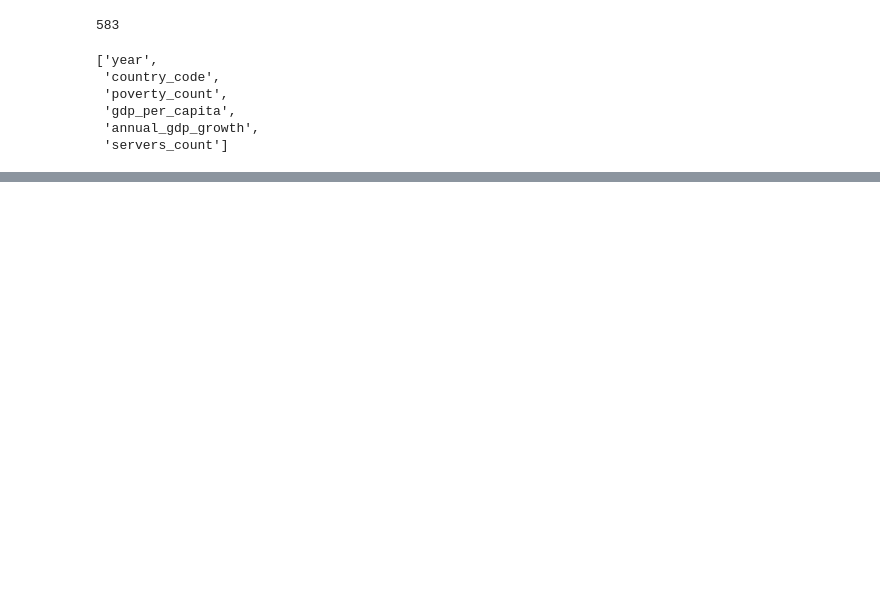
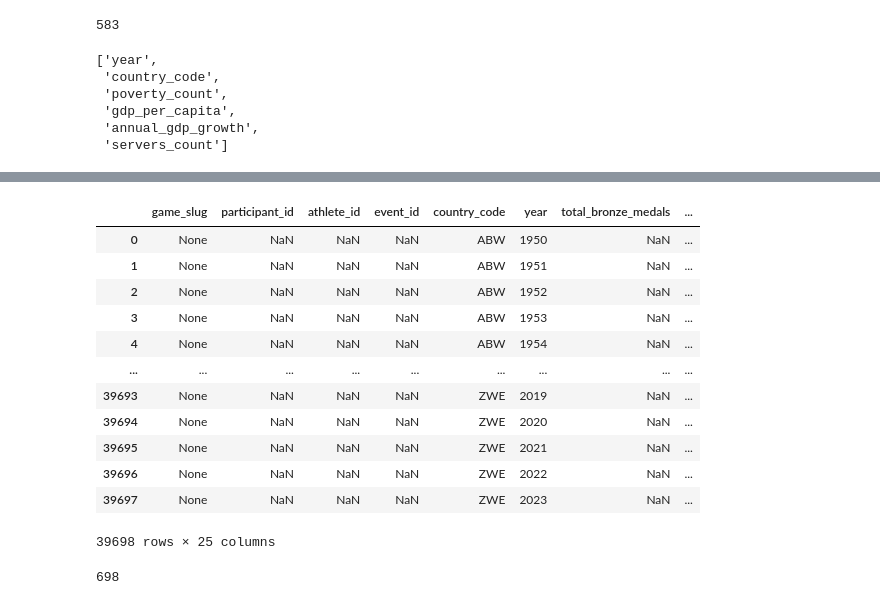
Before and after one commit to iheathers/DataWarehouse, a Jupyter notebook: Project 1/etl.ipynb, the cells around one changed output, grey strips where cells are left out. Saved outputs shown, nothing was run; the diff lists cells and outputs as text; code cells hidden in the pictures; blank space fills up the shorter version.

```diff
--- a/Project 1/etl.ipynb
+++ b/Project 1/etl.ipynb
@@ -1152,0 +1493,5 @@ fact_economic_measures_df.to_sql("facteconomicmeasure", con=olap_engine, if_exis
+# %%
+combined_fact_table = olap_cursor.fetchall()
+# %%
+combine_fact_table_columns = [desc[0] for desc in olap_cursor.description]
+combine_fact_table_columns
@@ -1152,0 +1516,21 @@ fact_economic_measures_df.to_sql("facteconomicmeasure", con=olap_engine, if_exis
+# %%
+combined_fact_table_df =  pd.DataFrame(combined_fact_table, columns = combine_fact_table_columns)
+combined_fact_table_df
+# %% [output]
+|  | game_slug | participant_id | athlete_id | event_id | country_code | year | total_bronze_medals | ... |
+| 0 | None | NaN | NaN | NaN | ABW | 1950 | NaN | ... |
+| 1 | None | NaN | NaN | NaN | ABW | 1951 | NaN | ... |
+| 2 | None | NaN | NaN | NaN | ABW | 1952 | NaN | ... |
+| 3 | None | NaN | NaN | NaN | ABW | 1953 | NaN | ... |
+| 4 | None | NaN | NaN | NaN | ABW | 1954 | NaN | ... |
+| ... | ... | ... | ... | ... | ... | ... | ... | ... |
+| 39693 | None | NaN | NaN | NaN | ZWE | 2019 | NaN | ... |
+| 39694 | None | NaN | NaN | NaN | ZWE | 2020 | NaN | ... |
+| 39695 | None | NaN | NaN | NaN | ZWE | 2021 | NaN | ... |
+| 39696 | None | NaN | NaN | NaN | ZWE | 2022 | NaN | ... |
+| 39697 | None | NaN | NaN | NaN | ZWE | 2023 | NaN | ... |
+39698 rows × 25 columns
+# %%
+combined_fact_table_df.to_sql("combinedfacttable", con=olap_engine, if_exists="append", index=False)
+# %% [output]
+698
```
Also changed, not shown: parts of 24 cells of this notebook, 11 other files.
